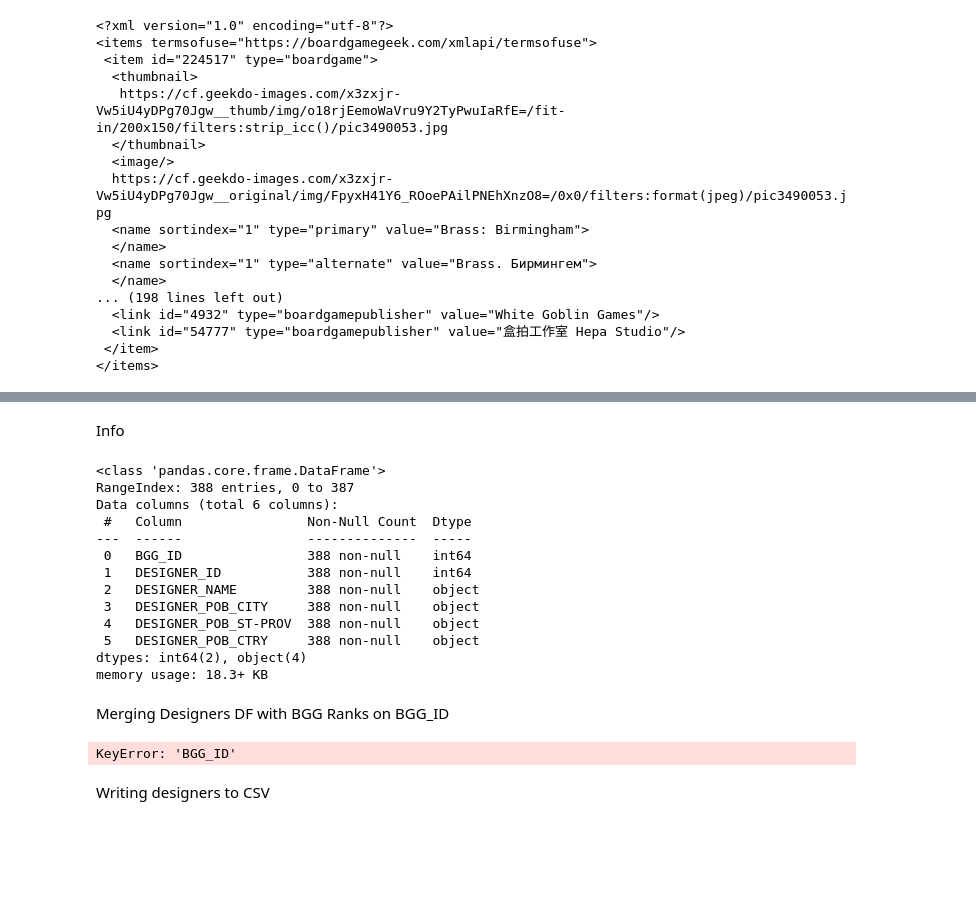
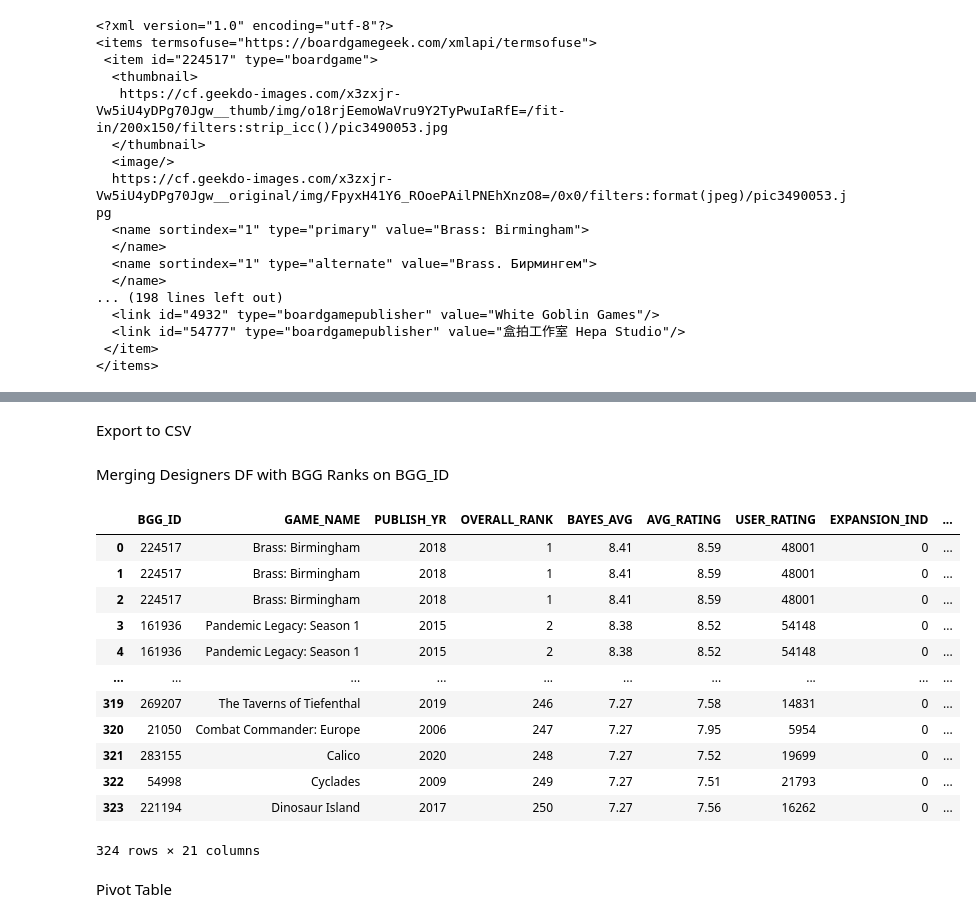
Before and after one commit to jashel08/board_games_capstone, a Jupyter notebook: Board_Games2.ipynb, the cells around one changed output, grey strips where cells are left out. Drawn from its saved outputs; the diff is of its cells as text; code cells hidden in the pictures; blank space fills up the shorter version.

Commit message:
Updated and cleaned up code on Board_Games_Final. Added Annotations

```diff
--- a/Board_Games2.ipynb
+++ b/Board_Games2.ipynb
@@ -465,4 +485,0 @@ Replacing NAN with 'Unknown'
-# %%
-##2
-df_bgdesigner_loc.fillna('Unknown', inplace=True)
-df_bgdesigner_loc.head(30)
@@ -487,18 +486,2 @@ df_bgdesigner_loc.head(30)
-# %% [markdown]
-Info
-# %%
-df_bgdesigner_loc.info()
-# %% [output]
-<class 'pandas.core.frame.DataFrame'>
-RangeIndex: 388 entries, 0 to 387
-Data columns (total 6 columns):
- #   Column                Non-Null Count  Dtype
----  ------                --------------  -----
- 0   BGG_ID                388 non-null    int64
- 1   DESIGNER_ID           388 non-null    int64
- 2   DESIGNER_NAME         388 non-null    object
- 3   DESIGNER_POB_CITY     388 non-null    object
- 4   DESIGNER_POB_ST-PROV  388 non-null    object
- 5   DESIGNER_POB_CTRY     388 non-null    object
-dtypes: int64(2), object(4)
-memory usage: 18.3+ KB
+# %% [markdown]
+Export to CSV
@@ -505,11 +490,26 @@ memory usage: 18.3+ KB
 # %% [markdown]
 Merging Designers DF with BGG Ranks on BGG_ID
 # %%
-df_game_des_merge = pd.merge(df_bgr_top, df_bgdesigner_loc,on='BGG_ID',how='left')
+df_design_merge = pd.merge(df_bgr_top, df_bgdesigner_loc, on='BGG_ID',how='left')
+df_game_des = pd.DataFrame(df_design_merge)
+##df_game_des.fillna(0, inplace=True)
+##des_convert_dict = {'DESIGNER_ID': int,
+  ##                  'DESIGNER_NAME': int,
+    ##               }
+##df_game_des = df_game_des.astype(des_convert_dict)
 
-df_game_des = pd.DataFrame(df_game_des_merge)
-df_game_des.head(10)
+df_game_des
 # %% [output]
+|  | BGG_ID | GAME_NAME | PUBLISH_YR | OVERALL_RANK | BAYES_AVG | AVG_RATING | USER_RATING | EXPANSION_IND | ... |
+| 0 | 224517 | Brass: Birmingham | 2018 | 1 | 8.41 | 8.59 | 48001 | 0 | ... |
+| 1 | 224517 | Brass: Birmingham | 2018 | 1 | 8.41 | 8.59 | 48001 | 0 | ... |
+| 2 | 224517 | Brass: Birmingham | 2018 | 1 | 8.41 | 8.59 | 48001 | 0 | ... |
+| 3 | 161936 | Pandemic Legacy: Season 1 | 2015 | 2 | 8.38 | 8.52 | 54148 | 0 | ... |
+| 4 | 161936 | Pandemic Legacy: Season 1 | 2015 | 2 | 8.38 | 8.52 | 54148 | 0 | ... |
+| ... | ... | ... | ... | ... | ... | ... | ... | ... | ... |
+| 319 | 269207 | The Taverns of Tiefenthal | 2019 | 246 | 7.27 | 7.58 | 14831 | 0 | ... |
+| 320 | 21050 | Combat Commander: Europe | 2006 | 247 | 7.27 | 7.95 | 5954 | 0 | ... |
+| 321 | 283155 | Calico | 2020 | 248 | 7.27 | 7.52 | 19699 | 0 | ... |
+| 322 | 54998 | Cyclades | 2009 | 249 | 7.27 | 7.51 | 21793 | 0 | ... |
+| 323 | 221194 | Dinosaur Island | 2017 | 250 | 7.27 | 7.56 | 16262 | 0 | ... |
-KeyError: 'BGG_ID'
+324 rows × 21 columns
-# %% [markdown]
-Writing designers to CSV
@@ -517,0 +516,2 @@ df_topbgdesigner.to_csv('.\\.venv\\data\\bgr_top_designer.csv', index=False)
+# %% [markdown]
+Pivot Table
```
Also changed, not shown: parts of 11 cells of this notebook, 1 other file.
